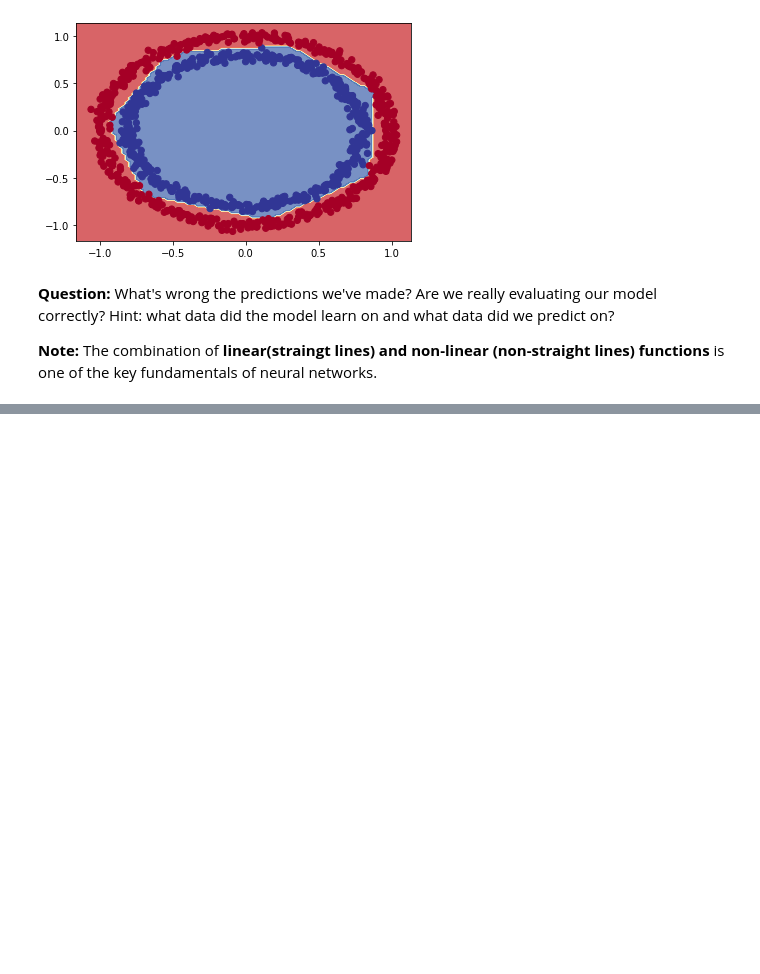
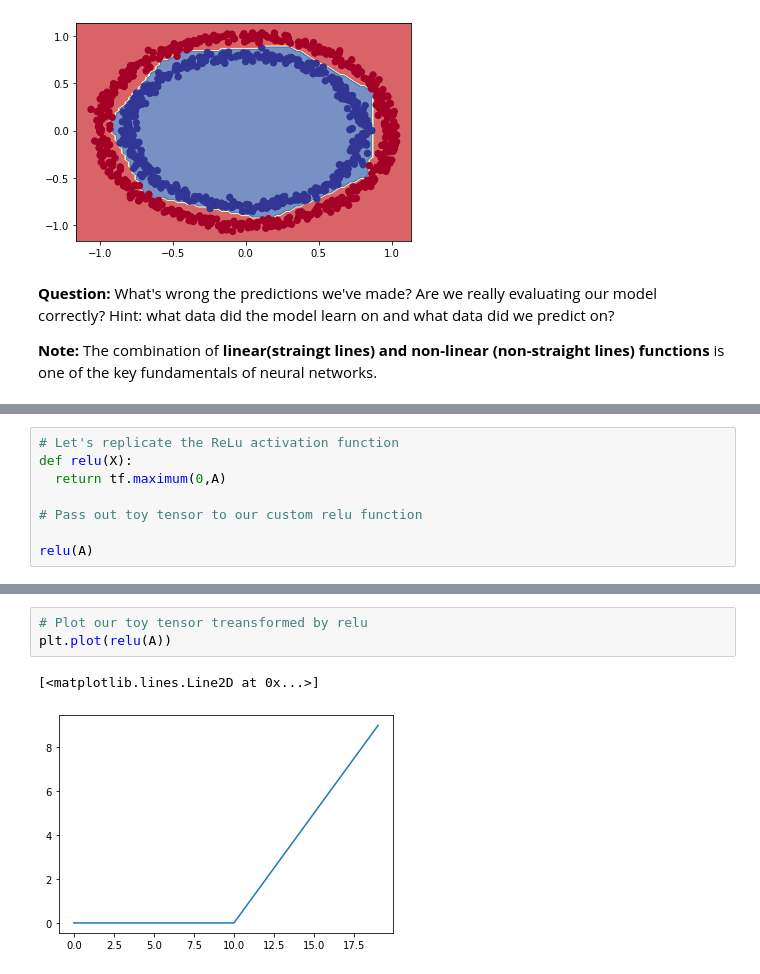
Before and after one commit to vortexash/Tensorflow-Developer, a Jupyter notebook: 02_neural_network_classification_with_tensorflow.ipynb, the cells around one changed output, grey strips where cells are left out. Saved outputs shown, nothing was run; the diff lists cells and outputs as text; blank space fills up the shorter version.

```diff
--- a/02_neural_network_classification_with_tensorflow.ipynb
+++ b/02_neural_network_classification_with_tensorflow.ipynb
@@ -509,0 +548,8 @@ Hint: what data did the model learn on and what data  did we predict on?
+# %%
+# Let's replicate the ReLu activation function
+def relu(X):
+  return tf.maximum(0,A)
+
+# Pass out toy tensor to our custom relu function
+
+relu(A)
@@ -509,0 +567,6 @@ Hint: what data did the model learn on and what data  did we predict on?
+# %%
+# Plot our toy tensor treansformed by relu
+plt.plot(relu(A))
+# %% [output]
+[<matplotlib.lines.Line2D at 0x...>]
+[figure, added]
```
Also changed, not shown: parts of 23 cells of this notebook.
